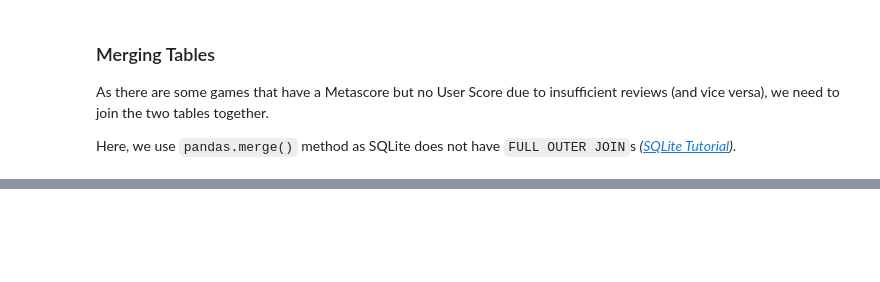
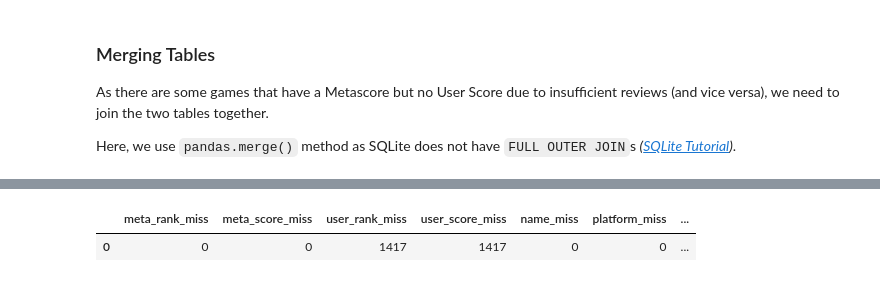
Before and after one commit to henrylin03/video-games, a Jupyter notebook: analysis.ipynb, the cells around one changed output, grey strips where cells are left out. Saved outputs shown, nothing was run; the diff lists cells and outputs as text; code cells hidden in the pictures; blank space fills up the shorter version.

```diff
--- a/analysis.ipynb
+++ b/analysis.ipynb
@@ -79,0 +148,18 @@ merged_df.dtypes  # expected output: `meta_rank` and `user_rank` columns are `In
+# %%
+pd.read_sql_query(
+    """
+    SELECT SUM(CASE WHEN meta_rank IS NULL THEN 1 ELSE 0 END) meta_rank_miss,
+        SUM(CASE WHEN meta_score IS NULL THEN 1 ELSE 0 END) meta_score_miss,
+        SUM(CASE WHEN user_rank IS NULL THEN 1 ELSE 0 END) user_rank_miss,
+        SUM(CASE WHEN user_score IS NULL THEN 1 ELSE 0 END) user_score_miss,
+        SUM(CASE WHEN name IS NULL THEN 1 ELSE 0 END) name_miss,
+        SUM(CASE WHEN platform IS NULL THEN 1 ELSE 0 END) platform_miss,
+        SUM(CASE WHEN release_date IS NULL THEN 1 ELSE 0 END) release_date_miss,
+        SUM(CASE WHEN summary IS NULL THEN 1 ELSE 0 END) summary_miss
+    FROM games
+    """,
+    engine,
+)
+# %% [output]
+|  | meta_rank_miss | meta_score_miss | user_rank_miss | user_score_miss | name_miss | platform_miss | ... |
+| 0 | 0 | 0 | 1417 | 1417 | 0 | 0 | ... |
```
Also changed, not shown: parts of 18 cells of this notebook.
